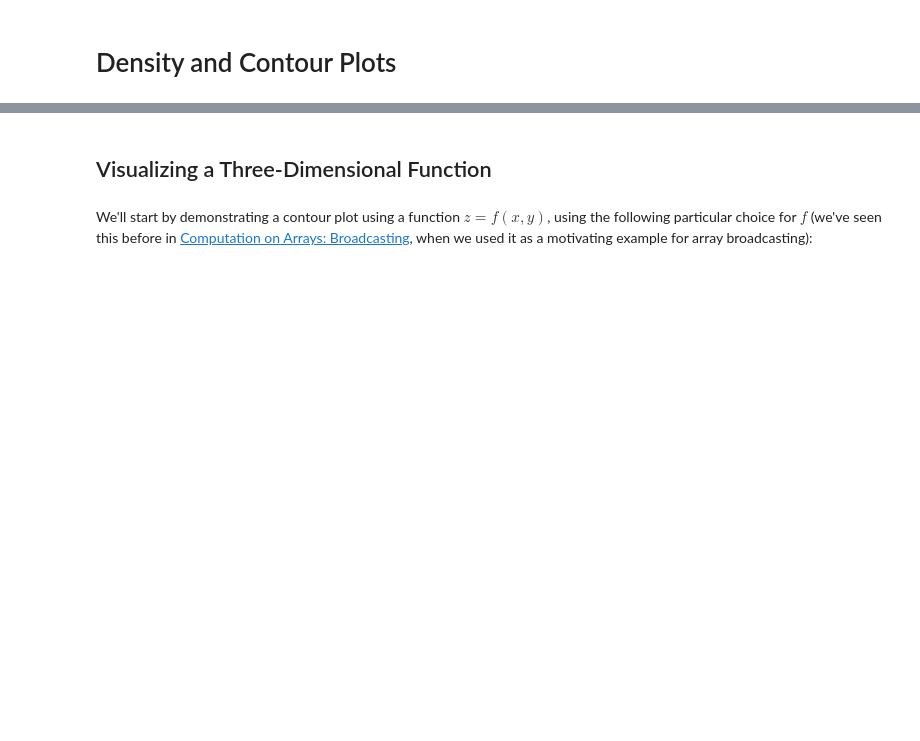
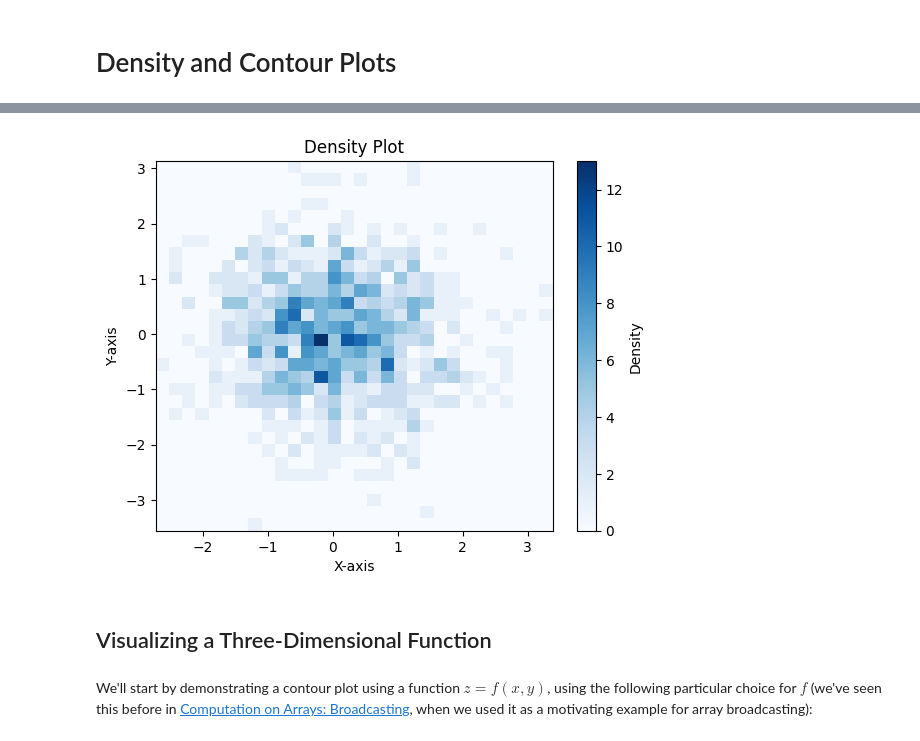
Before and after one commit to ashokonmi3/Python-Learning, a Jupyter notebook: Data Science/04.04-Density-and-Contour-Plots.ipynb, the cells around one changed output, grey strips where cells are left out. Drawn from its saved outputs; the diff is of its cells as text; code cells hidden in the pictures; blank space fills up the shorter version.

```diff
--- a/Data Science/04.04-Density-and-Contour-Plots.ipynb
+++ b/Data Science/04.04-Density-and-Contour-Plots.ipynb
@@ -7,5 +2,0 @@ This section looks at several examples of using these. We'll start by setting up
-# %%
-%matplotlib inline
-import matplotlib.pyplot as plt
-plt.style.use('seaborn-white')
-import numpy as np
@@ -14,3 +36,27 @@ OSError: 'seaborn-white' is not a valid package style, path of style file, URL o
+# %%
+import numpy as np
+import matplotlib.pyplot as plt
+
+# Generate random data
+x = np.random.normal(size=1000)  # 1000 random x-coordinates
+y = np.random.normal(size=1000)  # 1000 random y-coordinates
+
+# Create a density plot
+plt.hist2d(x, y, bins=30, cmap='Blues')  # 2D histogram
+# bins=30:
+# Divides the x-axis and y-axis into 30 equally spaced intervals.
+# The grid will have 30 × 30=90030×30=900 bins.
+
+# cmap='Blues':
+# Specifies the color map used to represent the density.
+
+plt.colorbar(label='Density')  # Add a color bar to show density scale
+plt.title("Density Plot")
+plt.xlabel("X-axis")
+plt.ylabel("Y-axis")
+plt.show()
+# %% [output]
+[figure, added]
 # %% [markdown]
 ## Visualizing a Three-Dimensional Function
 # %% [markdown]
```
Also changed, not shown: parts of 21 cells of this notebook, 42 other files.
